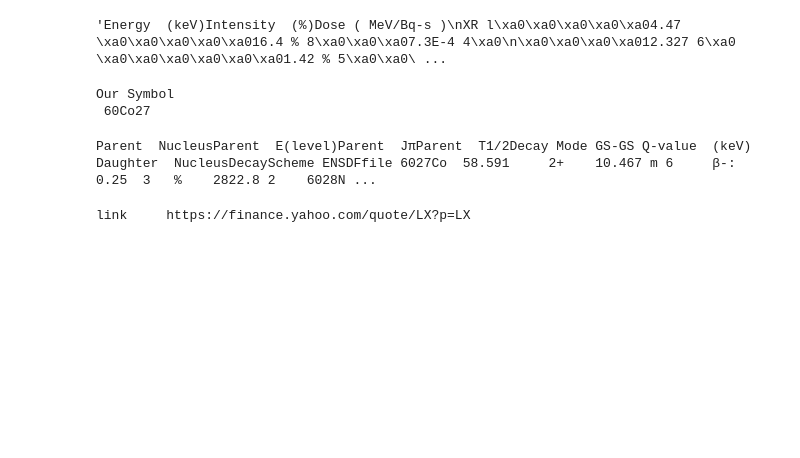
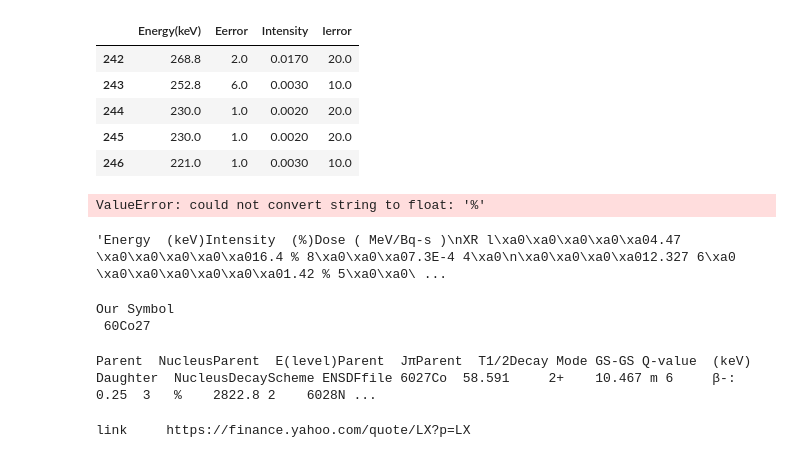
Before and after one commit to bhattathakur/mylab, a Jupyter notebook: gammainformation.ipynb, the cells around one changed output. Drawn from its saved outputs; the diff is of its cells as text; code cells hidden in the pictures; blank space fills up the shorter version.

```diff
--- a/gammainformation.ipynb
+++ b/gammainformation.ipynb
@@ -149,3 +206,20 @@ df
+# %%
+#df.head()
+#sort by Energy values
+df.sort_values(by=['Intensity'],ascending=False)
+df.tail()
+# %% [output]
+|  | Energy(keV) | Eerror | Intensity | Ierror |
+| 242 | 268.8 | 2.0 | 0.0170 | 20.0 |
+| 243 | 252.8 | 6.0 | 0.0030 | 10.0 |
+| 244 | 230.0 | 1.0 | 0.0020 | 20.0 |
+| 245 | 230.0 | 1.0 | 0.0020 | 20.0 |
+| 246 | 221.0 | 1.0 | 0.0030 | 10.0 |
+# %%
+#apply funcstion to extract value and error in intensity
+df.astype({'Intensity':'float64'}).dtypes
+# %% [output]
+ValueError: could not convert string to float: '%'
 # %%
 import re
 m=re.search(r'^X*',x_and_gamma)
```
Also changed, not shown: parts of 8 cells of this notebook, 21 other files.
